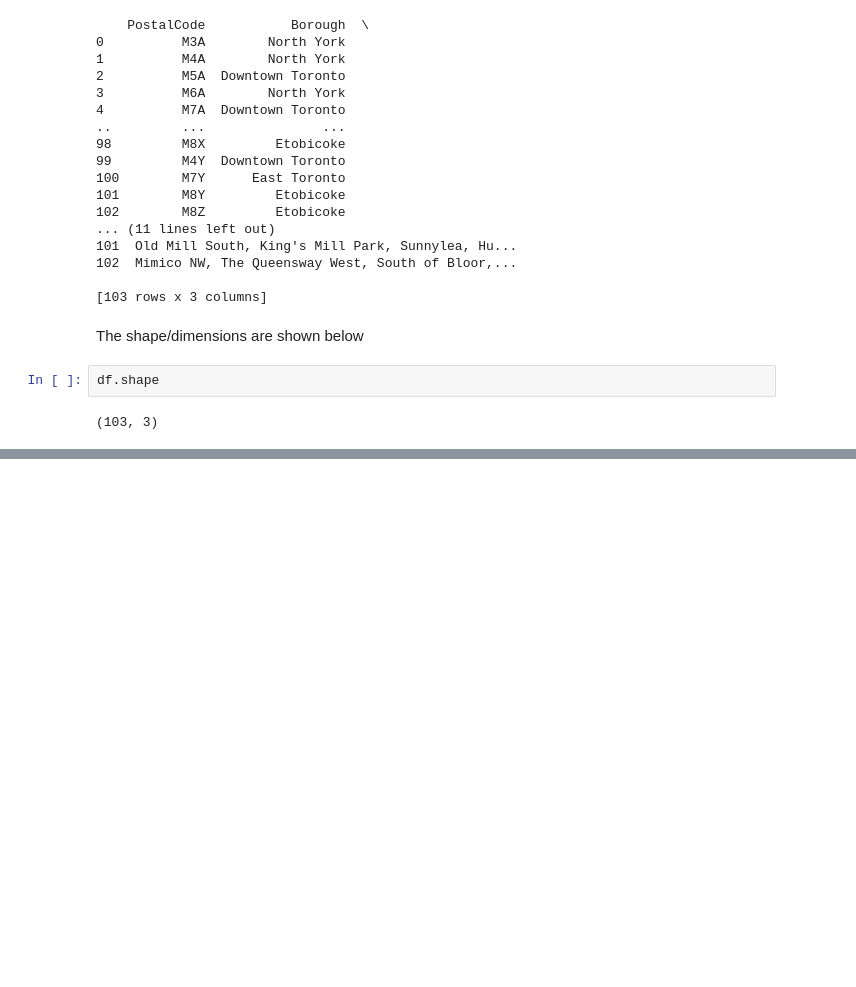
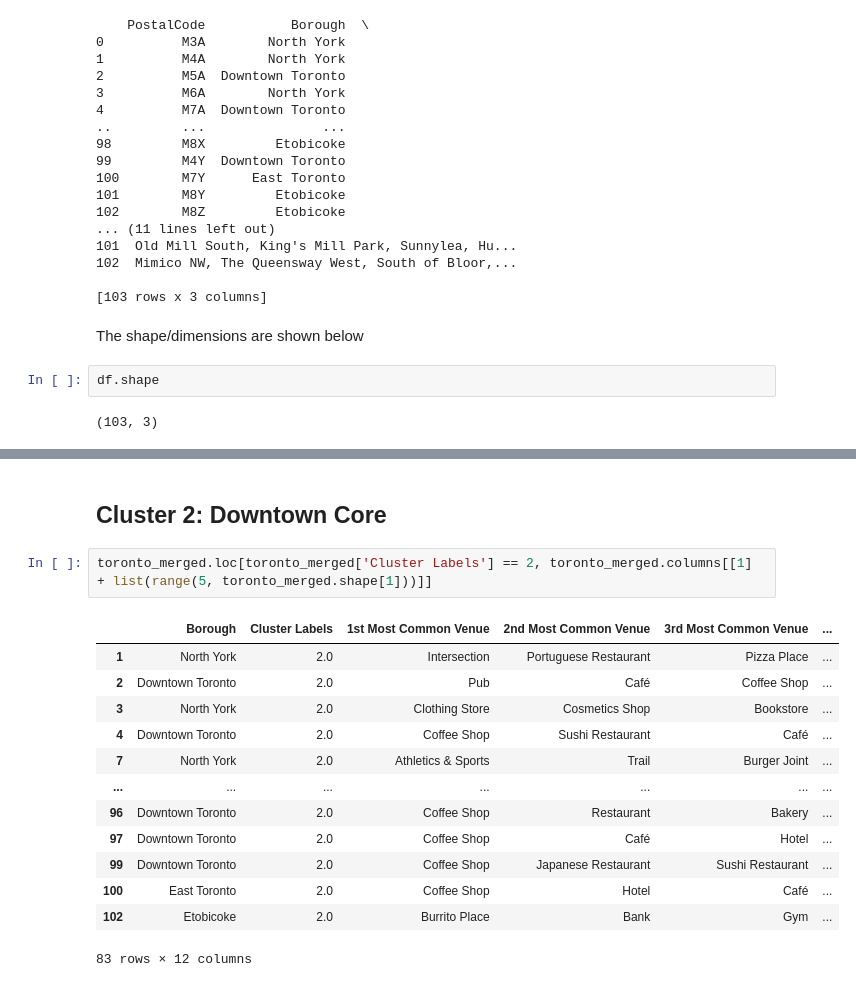
Before and after one commit to jddbucknole/Coursera_Capstone, a Jupyter notebook: Scraping_Toronto_Neighborhoods.ipynb, the cells around one changed output, grey strips where cells are left out. Cells and saved outputs as stored; diff of their text form; blank space fills up the shorter version.

```diff
--- a/Scraping_Toronto_Neighborhoods.ipynb
+++ b/Scraping_Toronto_Neighborhoods.ipynb
@@ -65,0 +442,18 @@ df.shape
+# %% [markdown]
+## Cluster 2: Downtown Core
+# %%
+toronto_merged.loc[toronto_merged['Cluster Labels'] == 2, toronto_merged.columns[[1] + list(range(5, toronto_merged.shape[1]))]]
+# %% [output]
+|  | Borough | Cluster Labels | 1st Most Common Venue | 2nd Most Common Venue | 3rd Most Common Venue | ... |
+| 1 | North York | 2.0 | Intersection | Portuguese Restaurant | Pizza Place | ... |
+| 2 | Downtown Toronto | 2.0 | Pub | Café | Coffee Shop | ... |
+| 3 | North York | 2.0 | Clothing Store | Cosmetics Shop | Bookstore | ... |
+| 4 | Downtown Toronto | 2.0 | Coffee Shop | Sushi Restaurant | Café | ... |
+| 7 | North York | 2.0 | Athletics & Sports | Trail | Burger Joint | ... |
+| ... | ... | ... | ... | ... | ... | ... |
+| 96 | Downtown Toronto | 2.0 | Coffee Shop | Restaurant | Bakery | ... |
+| 97 | Downtown Toronto | 2.0 | Coffee Shop | Café | Hotel | ... |
+| 99 | Downtown Toronto | 2.0 | Coffee Shop | Japanese Restaurant | Sushi Restaurant | ... |
+| 100 | East Toronto | 2.0 | Coffee Shop | Hotel | Café | ... |
+| 102 | Etobicoke | 2.0 | Burrito Place | Bank | Gym | ... |
+83 rows × 12 columns
```
Also changed, not shown: parts of 35 cells of this notebook.
